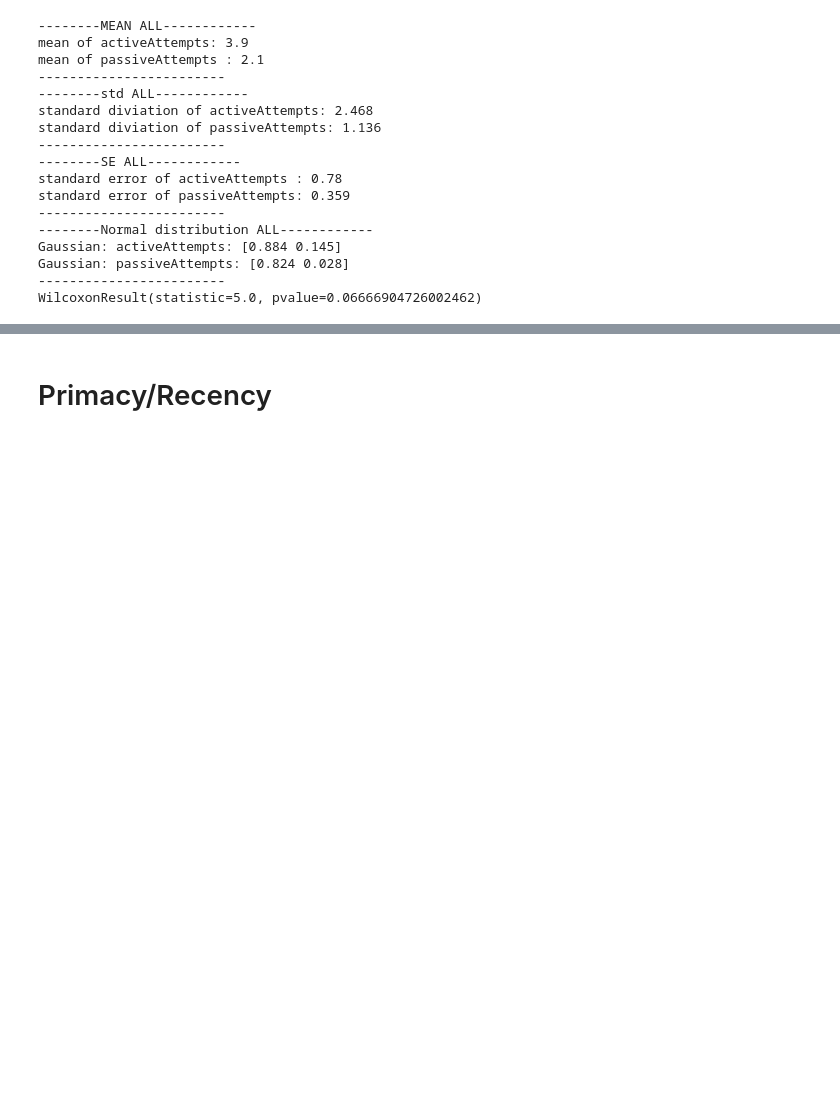
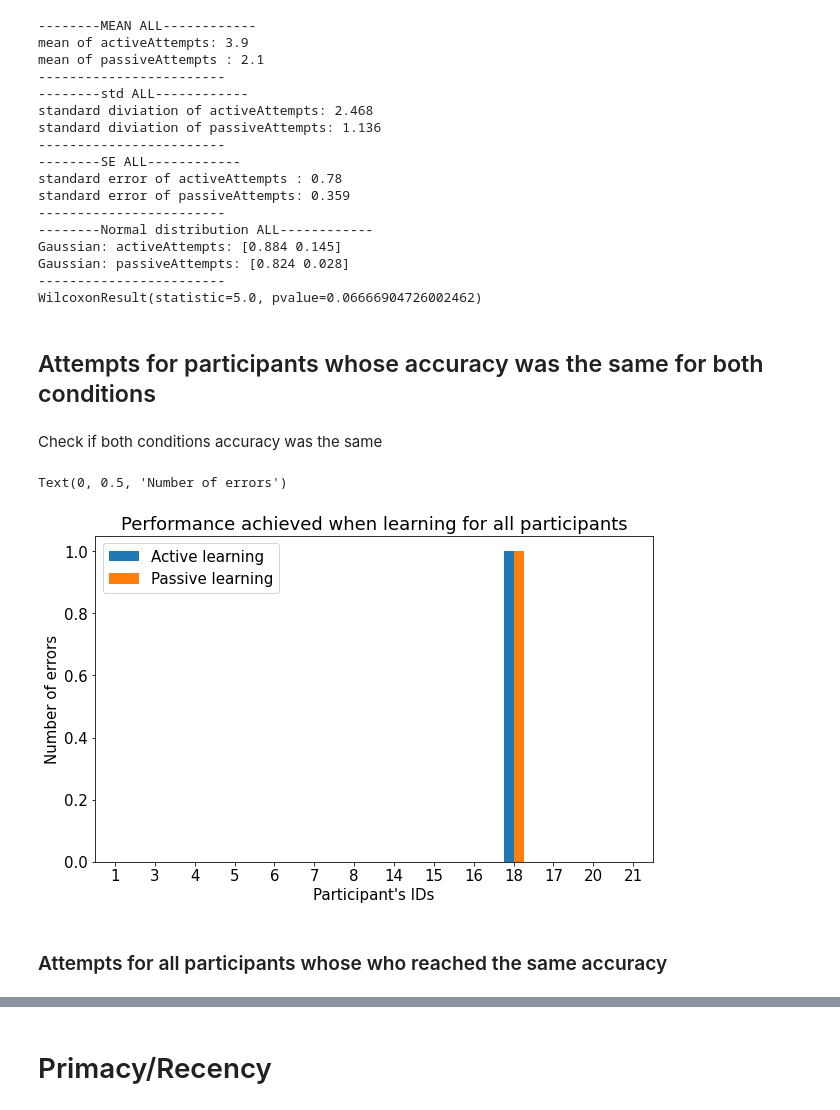
Before and after one commit to JackOfTheShadows/Investigating-Retention-in-Passive-Haptic-Learning-of-Piano-Songs, a Jupyter notebook: push.ipynb, the cells around one changed output, grey strips where cells are left out. Drawn from its saved outputs; the diff is of its cells as text; code cells hidden in the pictures; blank space fills up the shorter version.

```diff
--- a/push.ipynb
+++ b/push.ipynb
@@ -257,3 +257,35 @@ Gaussian: activeAttempts: [0.884 0.145]
 Gaussian: passiveAttempts: [0.824 0.028]
 ------------------------
 WilcoxonResult(statistic=5.0, pvalue=0.06666904726002462)
+# %% [markdown]
+## Attempts for participants whose accuracy was the same for both conditions
+# %%
+zeroP = [2,7,8,9,11,14,15,10,12,18,21,19,23,24]
+df_zeroP = generateDataFrame(zeroP)
+df_zeroP.index = translateToPaper(zeroP)
+
+### Noplay
+noplay_zero = [10,12,18,21,19,23,24]
+df_noplay_zero = generateDataFrame(noplay_zero)
+df_noplay_zero.index = translateToPaper(noplay_zero)
+
+### Play
+play_zero = [2,8,7,9,11,14,15]
+df_play_zero = generateDataFrame(play_zero)
+df_play_zero.index = translateToPaper(play_zero)
+# %% [markdown]
+Check if both conditions accuracy was the same
+# %%
+df_holder = df_zeroP.copy()
+df_holder.rename(columns = {'active learn':'Active learning'}, inplace = True)
+df_holder.rename(columns = {'passive learn':'Passive learning'}, inplace = True)
+df_holder[["Active learning", "Passive learning"]].plot.bar()
+plt.xticks(rotation=0, horizontalalignment="center")
+plt.title("Performance achieved when learning for all participants")
+plt.xlabel("Participant's IDs")
+plt.ylabel("Number of errors")
+# %% [output]
+Text(0, 0.5, 'Number of errors')
+[figure, added]
+# %% [markdown]
+### Attempts for all participants whose who reached the same accuracy
```
Also changed, not shown: parts of 5 cells of this notebook.
